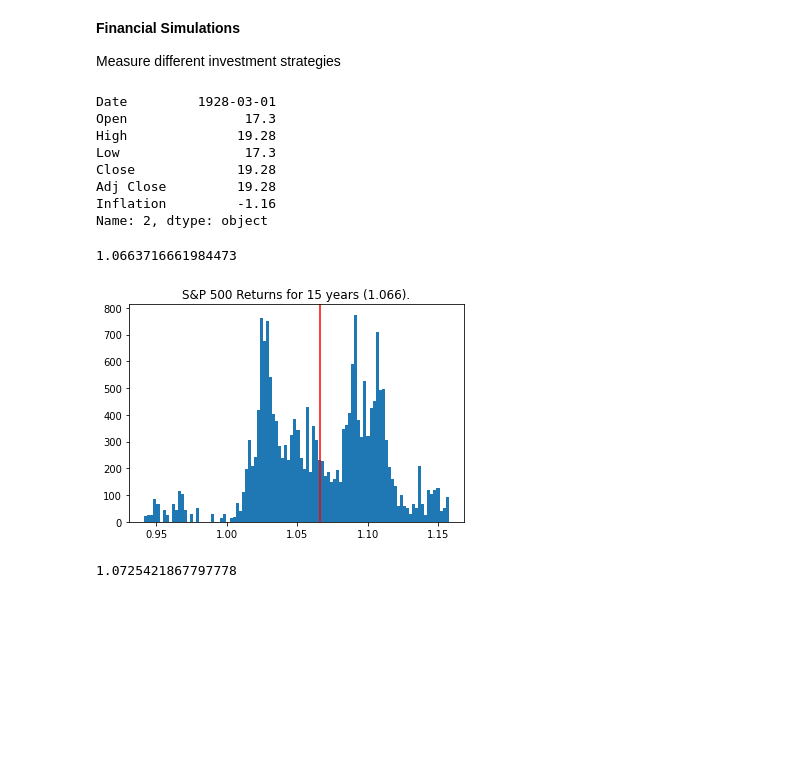
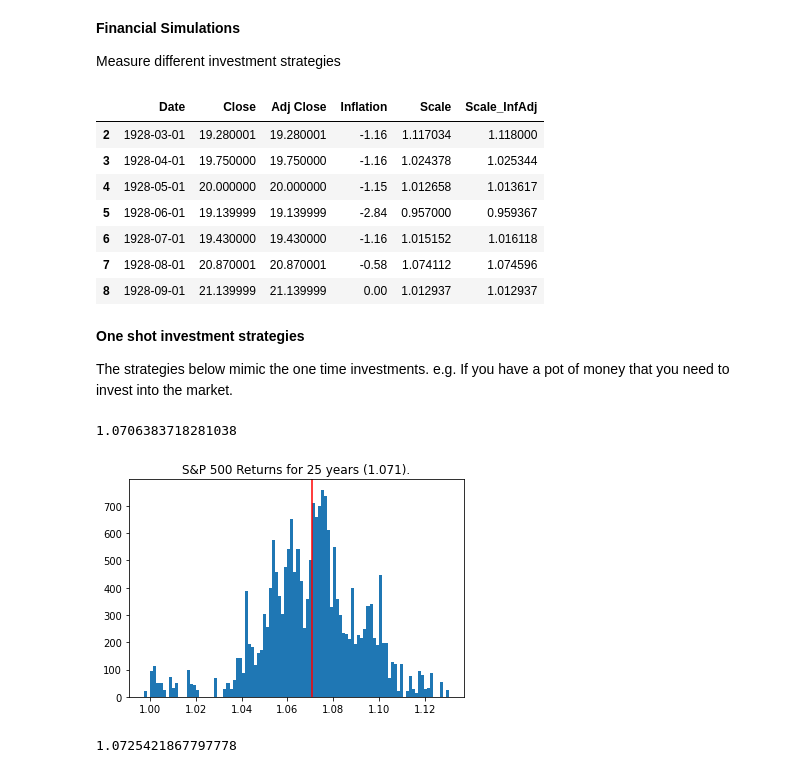
Before and after one commit to sameerkulkarni/financial_simulations, a Jupyter notebook: base_functions.ipynb, the cells around one changed output. Drawn from its saved outputs; the diff is of its cells as text; code cells hidden in the pictures; blank space fills up the shorter version.

```diff
--- a/base_functions.ipynb
+++ b/base_functions.ipynb
@@ -13,11 +19,11 @@ findata = pd.read_csv("https://raw.githubusercontent.com/sameerkulkarni/financia
 # %%
-print(findata.loc[2])
+findata.loc[2:8]
 # %% [output]
-Date         1928-03-01
-Open               17.3
-High              19.28
-Low                17.3
-Close             19.28
-Adj Close         19.28
-Inflation         -1.16
-Name: 2, dtype: object
+|  | Date | Close | Adj Close | Inflation | Scale | Scale_InfAdj |
+| 2 | 1928-03-01 | 19.280001 | 19.280001 | -1.16 | 1.117034 | 1.118000 |
+| 3 | 1928-04-01 | 19.750000 | 19.750000 | -1.16 | 1.024378 | 1.025344 |
+| 4 | 1928-05-01 | 20.000000 | 20.000000 | -1.15 | 1.012658 | 1.013617 |
+| 5 | 1928-06-01 | 19.139999 | 19.139999 | -2.84 | 0.957000 | 0.959367 |
+| 6 | 1928-07-01 | 19.430000 | 19.430000 | -1.16 | 1.015152 | 1.016118 |
+| 7 | 1928-08-01 | 20.870001 | 20.870001 | -0.58 | 1.074112 | 1.074596 |
+| 8 | 1928-09-01 | 21.139999 | 21.139999 | 0.00 | 1.012937 | 1.012937 |
@@ -31,0 +30,4 @@ def calculate_returns(startpoint, duration):
+# %% [markdown]
+**One shot investment strategies**
+
+The strategies below mimic the one time investments. e.g. If you have a pot of money that you need to invest into the market.
@@ -32,5 +83,5 @@ def calculate_returns(startpoint, duration):
 # %%
-num_years = 15 #@param {type:"slider", min:1, max:60, step:1.0}
+num_years = 25 #@param {type:"slider", min:1, max:60, step:1.0}
 num_samples=20000
 start_points=[random.randint(0,(92-num_years)*12) for i in range(num_samples)]
 yearly_returns = [calculate_returns(start_points[i],num_years) for i in range(len(start_points))]
@@ -41,5 +92,5 @@ plt.title("S&P 500 Returns for %d years (%1.3f)."%(num_years,avg2_returns))
 plt.axvline(avg2_returns,color='r')
 plt.show()
 # %% [output]
-1.0663716661984473
+1.0706383718281038
-[figure, old version]
+[figure, new version]
```
Also changed, not shown: parts of 14 cells of this notebook.
